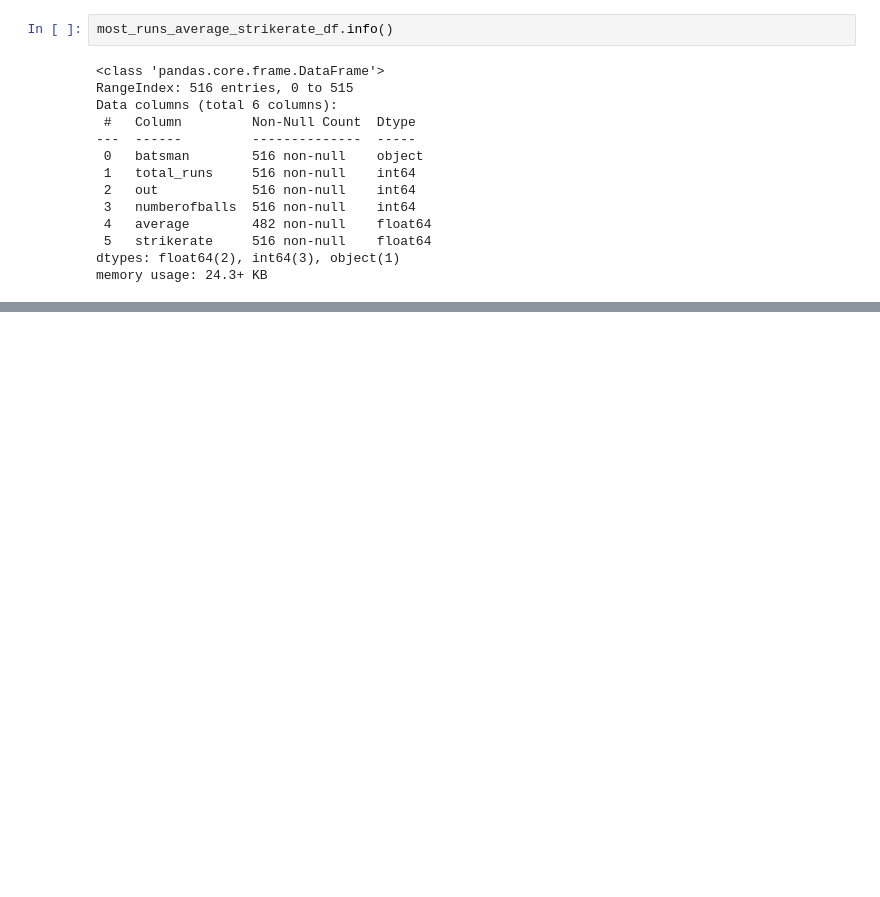
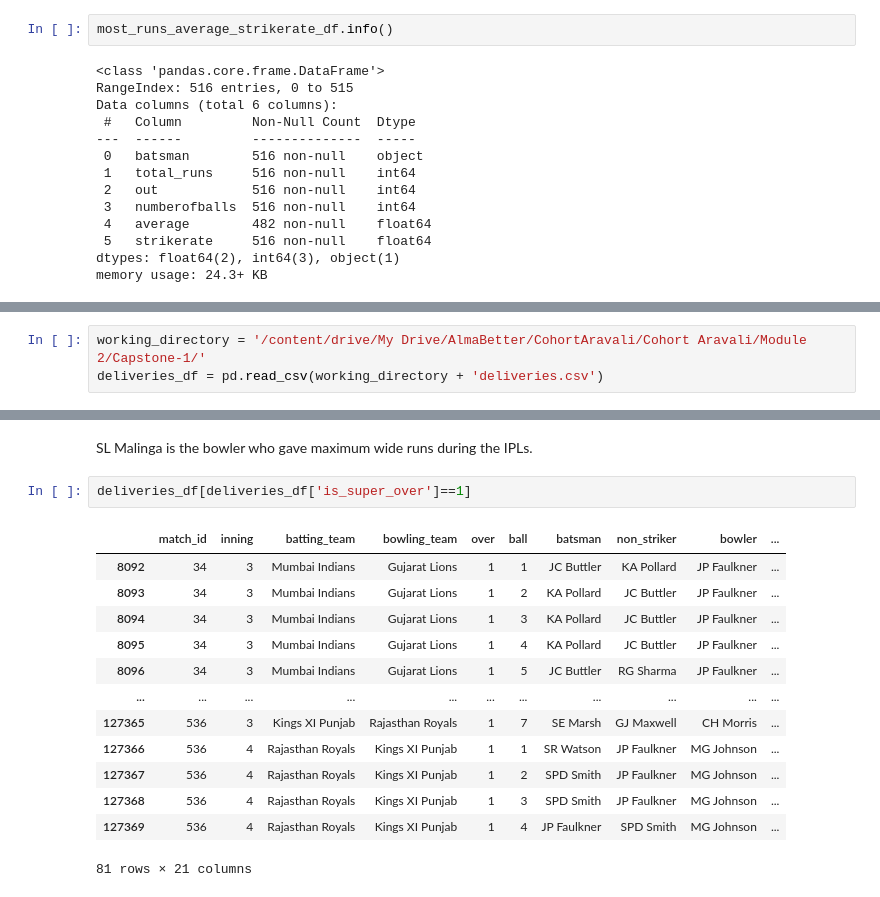
Before and after one commit to 15021996/IPL_DataAnalysis, a Jupyter notebook: Soumya_Team_3_Capstone_Project.ipynb, the cells around one changed output, grey strips where cells are left out. Drawn from its saved outputs; the diff is of its cells as text; blank space fills up the shorter version.

```diff
--- a/Soumya_Team_3_Capstone_Project.ipynb
+++ b/Soumya_Team_3_Capstone_Project.ipynb
@@ -394,0 +633,3 @@ memory usage: 24.3+ KB
+# %%
+working_directory = '/content/drive/My Drive/AlmaBetter/CohortAravali/Cohort Aravali/Module 2/Capstone-1/'
+deliveries_df = pd.read_csv(working_directory + 'deliveries.csv')
@@ -394,0 +664,18 @@ memory usage: 24.3+ KB
+# %% [markdown]
+SL Malinga is the bowler who gave maximum wide runs during the IPLs.
+# %%
+deliveries_df[deliveries_df['is_super_over']==1]
+# %% [output]
+|  | match_id | inning | batting_team | bowling_team | over | ball | batsman | non_striker | bowler | ... |
+| 8092 | 34 | 3 | Mumbai Indians | Gujarat Lions | 1 | 1 | JC Buttler | KA Pollard | JP Faulkner | ... |
+| 8093 | 34 | 3 | Mumbai Indians | Gujarat Lions | 1 | 2 | KA Pollard | JC Buttler | JP Faulkner | ... |
+| 8094 | 34 | 3 | Mumbai Indians | Gujarat Lions | 1 | 3 | KA Pollard | JC Buttler | JP Faulkner | ... |
+| 8095 | 34 | 3 | Mumbai Indians | Gujarat Lions | 1 | 4 | KA Pollard | JC Buttler | JP Faulkner | ... |
+| 8096 | 34 | 3 | Mumbai Indians | Gujarat Lions | 1 | 5 | JC Buttler | RG Sharma | JP Faulkner | ... |
+| ... | ... | ... | ... | ... | ... | ... | ... | ... | ... | ... |
+| 127365 | 536 | 3 | Kings XI Punjab | Rajasthan Royals | 1 | 7 | SE Marsh | GJ Maxwell | CH Morris | ... |
+| 127366 | 536 | 4 | Rajasthan Royals | Kings XI Punjab | 1 | 1 | SR Watson | JP Faulkner | MG Johnson | ... |
+| 127367 | 536 | 4 | Rajasthan Royals | Kings XI Punjab | 1 | 2 | SPD Smith | JP Faulkner | MG Johnson | ... |
+| 127368 | 536 | 4 | Rajasthan Royals | Kings XI Punjab | 1 | 3 | SPD Smith | JP Faulkner | MG Johnson | ... |
+| 127369 | 536 | 4 | Rajasthan Royals | Kings XI Punjab | 1 | 4 | JP Faulkner | SPD Smith | MG Johnson | ... |
+81 rows × 21 columns
```
Also changed, not shown: parts of 60 cells of this notebook.
